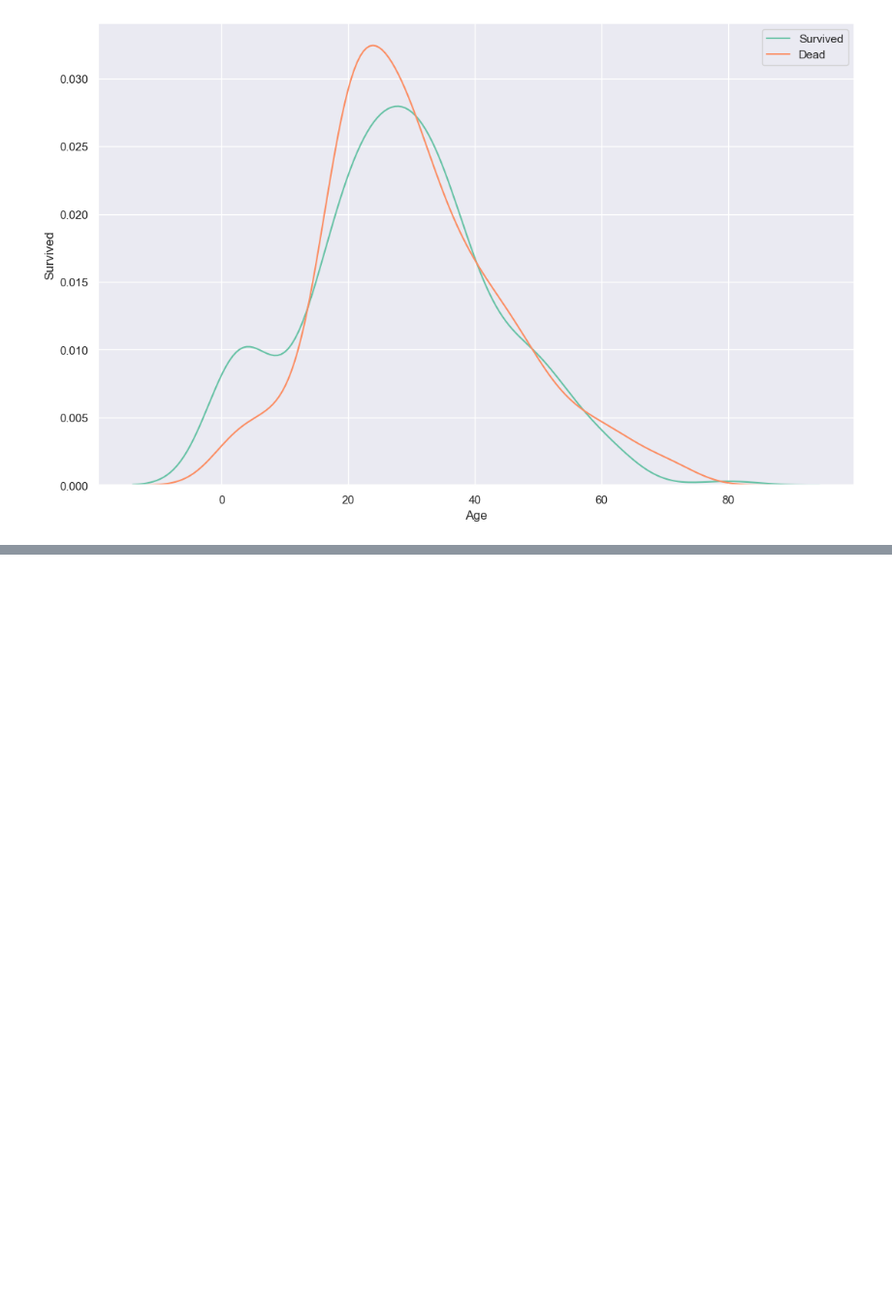
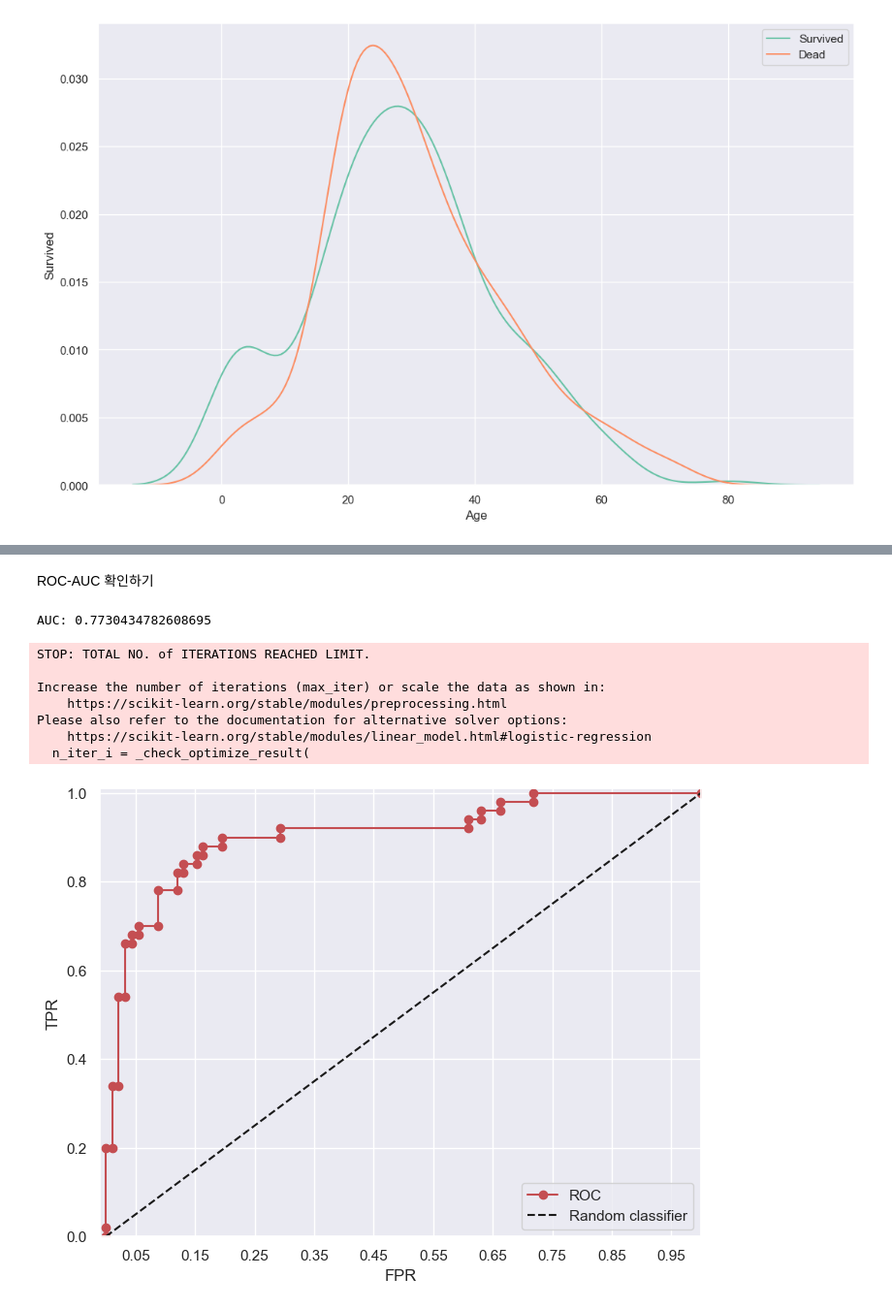
Before and after one commit to koreaTail/aiffel_git, a Jupyter notebook: 6week/Titanic_project.ipynb, the cells around one changed output, grey strips where cells are left out. Shown at 97% size. Cells and saved outputs as stored; diff of their text form; code cells hidden in the pictures; blank space fills up the shorter version.

```diff
--- a/6week/Titanic_project.ipynb
+++ b/6week/Titanic_project.ipynb
@@ -686,0 +846,34 @@ plt.show()
+# %% [markdown]
+ROC-AUC 확인하기
+# %%
+clf = LogisticRegression(solver='lbfgs')
+clf.fit(X_tra,y_tra)
+pred_proba_class1 = clf.predict_proba(X_val)[:,1]
+
+plt.figure(figsize=(8,6))
+
+def roc_curve_plot(y_pred, y_val):
+    fprs, tprs, thresholds = roc_curve(y_pred, pred_proba_class1)
+    plt.plot(fprs, tprs, 'ro-',label='ROC')
+    plt.plot([0,1],[0,1], 'k--', label='Random classifier')
+
+    start,end = plt.xlim()
+    plt.xticks(np.round(np.arange(start, end, 0.1), 2))
+    plt.xlim(-0.01, 1); plt.ylim(0, 1.01)
+    plt.xlabel('FPR')
+    plt.ylabel('TPR')
+    plt.legend()
+
+roc_curve_plot(y_pred, y_val)
+
+print("AUC:",roc_auc_score(y_pred,y_val))
+# %% [output]
+AUC: 0.7730434782608695
+STOP: TOTAL NO. of ITERATIONS REACHED LIMIT.
+
+Increase the number of iterations (max_iter) or scale the data as shown in:
+    https://scikit-learn.org/stable/modules/preprocessing.html
+Please also refer to the documentation for alternative solver options:
+    https://scikit-learn.org/stable/modules/linear_model.html#logistic-regression
+  n_iter_i = _check_optimize_result(
+[figure, added]
```
Also changed, not shown: parts of 23 cells of this notebook.
